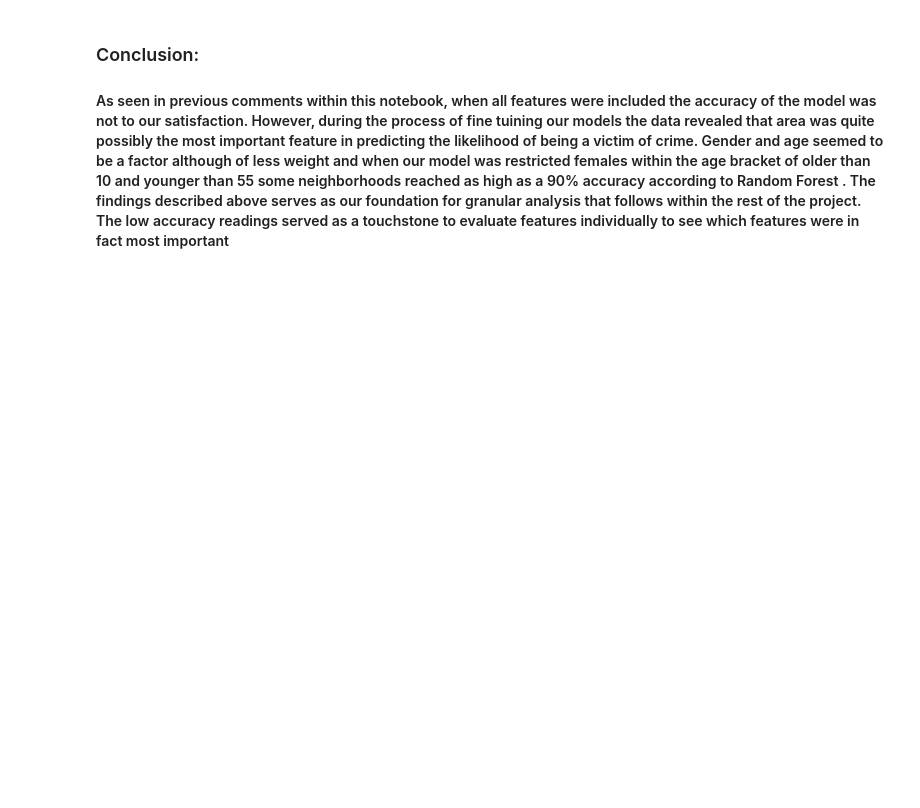
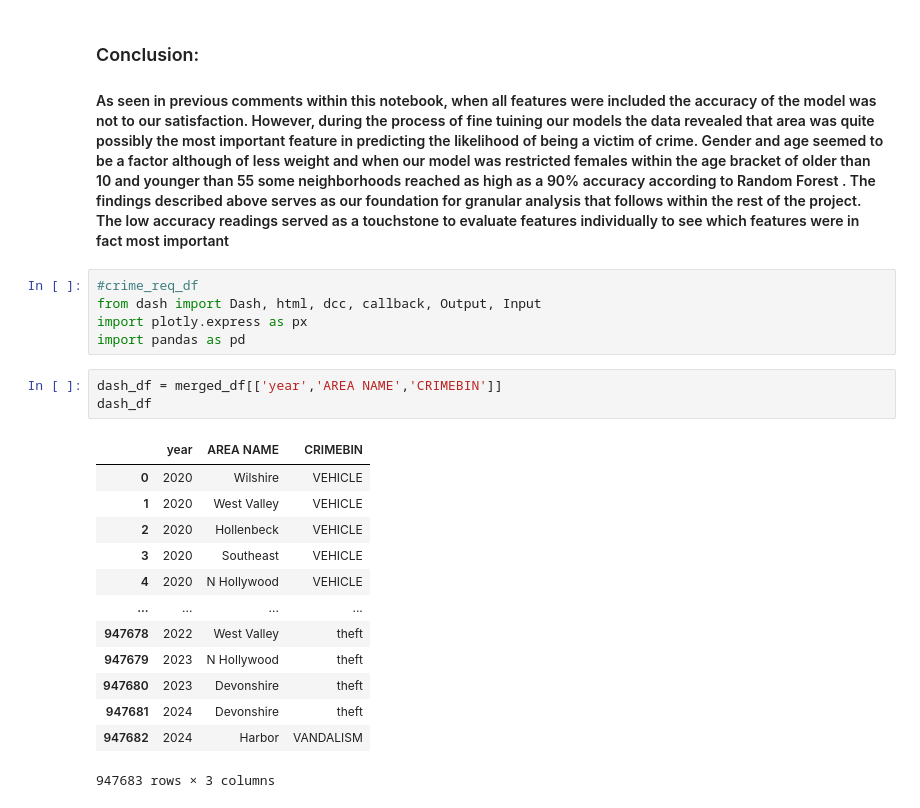
Before and after one commit to haritha3679/We-R-No-Angels, a Jupyter notebook: Crime_analysisRF_tune.ipynb, the cells around one changed output. Saved outputs shown, nothing was run; the diff lists cells and outputs as text; blank space fills up the shorter version.

```diff
--- a/Crime_analysisRF_tune.ipynb
+++ b/Crime_analysisRF_tune.ipynb
@@ -681,3 +681,25 @@ print(classification_reports)
 # %% [markdown]
 ### Conclusion:
 #### As seen in previous comments within this notebook, when all features were included  the accuracy of the model was not to our satisfaction. However, during the process of fine tuining our models the data revealed that area was quite possibly the most important feature in predicting the likelihood of being a victim of crime. Gender and age seemed to be a factor although of less weight and when our model was restricted females within the age bracket of older than 10 and younger than 55 some neighborhoods reached as high as a 90% accuracy according to Random Forest . The findings described above serves as our foundation for granular analysis that follows within the rest of the project. The low accuracy readings served as a touchstone to evaluate features individually to see which features were in fact most important
+# %%
+#crime_req_df
+from dash import Dash, html, dcc, callback, Output, Input
+import plotly.express as px
+import pandas as pd
+# %%
+dash_df = merged_df[['year','AREA NAME','CRIMEBIN']]
+dash_df
+# %% [output]
+|  | year | AREA NAME | CRIMEBIN |
+| 0 | 2020 | Wilshire | VEHICLE |
+| 1 | 2020 | West Valley | VEHICLE |
+| 2 | 2020 | Hollenbeck | VEHICLE |
+| 3 | 2020 | Southeast | VEHICLE |
+| 4 | 2020 | N Hollywood | VEHICLE |
+| ... | ... | ... | ... |
+| 947678 | 2022 | West Valley | theft |
+| 947679 | 2023 | N Hollywood | theft |
+| 947680 | 2023 | Devonshire | theft |
+| 947681 | 2024 | Devonshire | theft |
+| 947682 | 2024 | Harbor | VANDALISM |
+947683 rows × 3 columns
```
Also changed, not shown: parts of 7 cells of this notebook.
